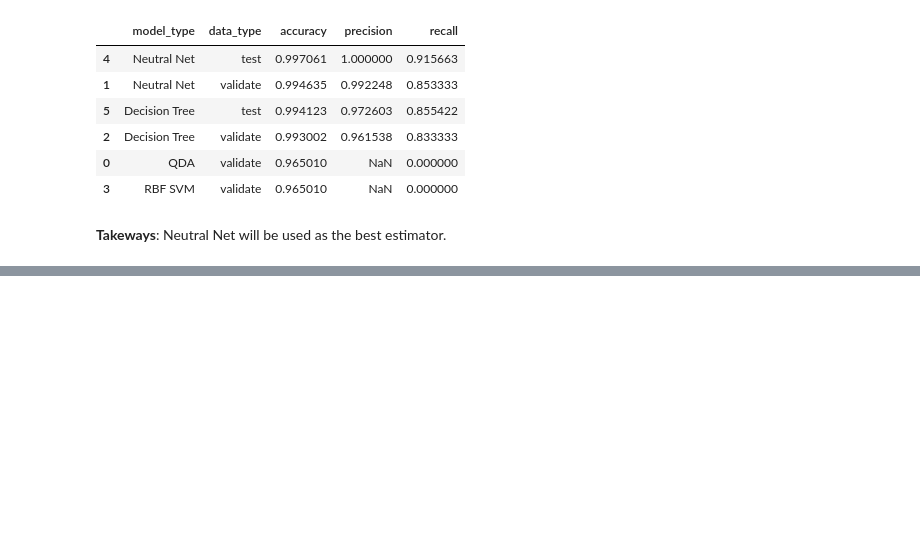
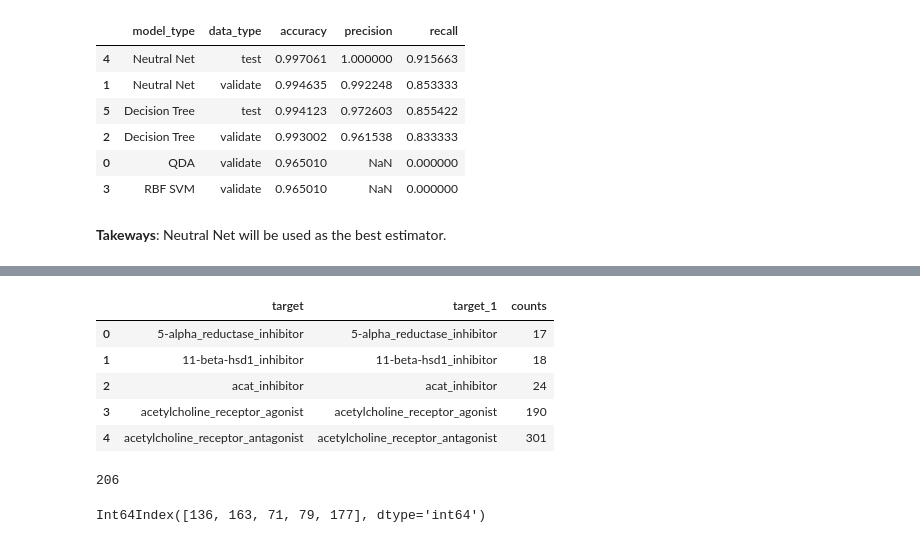
Before and after one commit to Yongliang-Shi/Mechanism-of-Action-Prediction, a Jupyter notebook: model_moa.ipynb, the cells around one changed output, grey strips where cells are left out. Saved outputs shown, nothing was run; the diff lists cells and outputs as text; code cells hidden in the pictures; blank space fills up the shorter version.

Commit message:
create the optimal order

```diff
--- a/model_moa.ipynb
+++ b/model_moa.ipynb
@@ -1339,0 +1342,8 @@ eval_df.sort_values(by='accuracy', ascending=False)
+# %%
+# Load the Y, the indicator matrix
+targets = pd.read_csv('train_targets_scored.csv', index_col=0)
+# %%
+# Integer column index and text colum index
+
+col_index = pd.DataFrame(targets.columns, columns=['target'])
+col_index.head()
@@ -1339,0 +1357,6 @@ eval_df.sort_values(by='accuracy', ascending=False)
+# %%
+# Count the MoA annotations
+
+count_targets = pd.DataFrame(targets.sum(axis=0)).reset_index()
+count_targets.rename(columns={'index':'target_1', 0: 'counts'}, inplace=True)
+count_targets.head()
@@ -1339,0 +1370,22 @@ eval_df.sort_values(by='accuracy', ascending=False)
+# %%
+col_index_counts = pd.concat([col_index, count_targets], axis=1)
+col_index_counts.head()
+# %% [output]
+|  | target | target_1 | counts |
+| 0 | 5-alpha_reductase_inhibitor | 5-alpha_reductase_inhibitor | 17 |
+| 1 | 11-beta-hsd1_inhibitor | 11-beta-hsd1_inhibitor | 18 |
+| 2 | acat_inhibitor | acat_inhibitor | 24 |
+| 3 | acetylcholine_receptor_agonist | acetylcholine_receptor_agonist | 190 |
+| 4 | acetylcholine_receptor_antagonist | acetylcholine_receptor_antagonist | 301 |
+# %%
+# check col target and target_1
+(col_index_counts.target == col_index_counts.target_1).sum() # should be 206
+# %% [output]
+206
+# %%
+# Print the order
+
+order = col_index_counts.sort_values(by='counts', ascending=False).index
+order[:5]
+# %% [output]
+Int64Index([136, 163, 71, 79, 177], dtype='int64')
```
Also changed, not shown: parts of 6 cells of this notebook.
